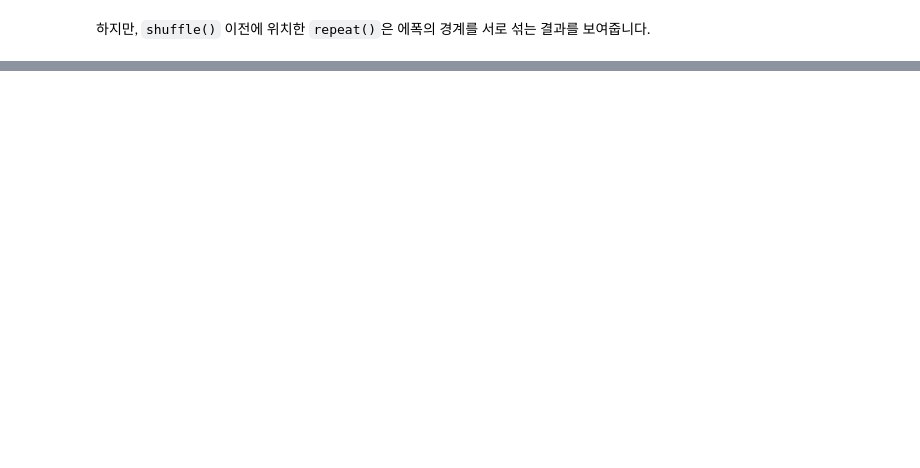
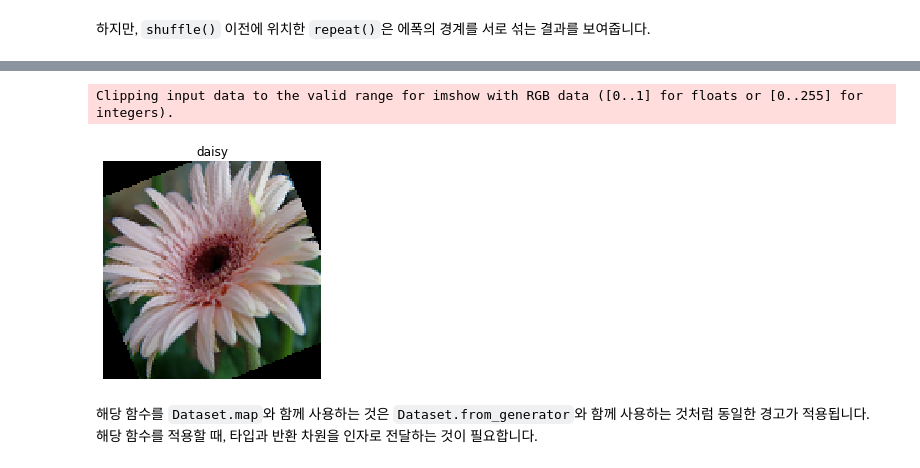
Before and after one commit to Ilevk/TIL, a Jupyter notebook: Python/Machine Learning/Tensorflow/Tensorflow_Tutorials/tf.data.ipynb, the cells around one changed output, grey strips where cells are left out. Saved outputs shown, nothing was run; the diff lists cells and outputs as text; code cells hidden in the pictures; blank space fills up the shorter version.

```diff
--- a/Python/Machine Learning/Tensorflow/Tensorflow_Tutorials/tf.data.ipynb
+++ b/Python/Machine Learning/Tensorflow/Tensorflow_Tutorials/tf.data.ipynb
@@ -880,0 +943,5 @@ plt.legend()
+# %%
+images_ds = list_ds.map(parse_image)
+
+for image, label in images_ds.take(2):
+    show(image, label)
@@ -880,0 +963,16 @@ plt.legend()
+# %%
+import scipy.ndimage as ndimage
+
+def random_rotate_image(image):
+    image = ndimage.rotate(image, np.random.uniform(-30, 30), reshape=False)
+    return image
+# %%
+image, label = next(iter(images_ds))
+image = random_rotate_image(image)
+show(image, label)
+# %% [output]
+Clipping input data to the valid range for imshow with RGB data ([0..1] for floats or [0..255] for integers).
+[figure, added]
+# %% [markdown]
+해당 함수를 `Dataset.map`와 함께 사용하는 것은  `Dataset.from_generator`와 함께 사용하는 것처럼 동일한 경고가 적용됩니다.<br>
+해당 함수를 적용할 때, 타입과 반환 차원을 인자로 전달하는 것이 필요합니다.
```
Also changed, not shown: parts of 30 cells of this notebook.
